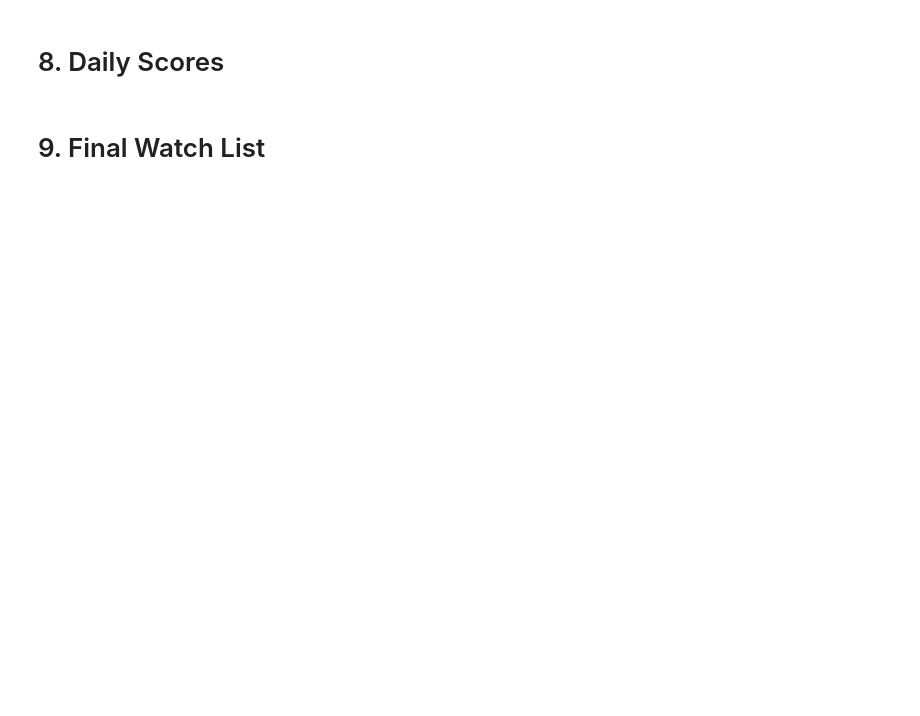
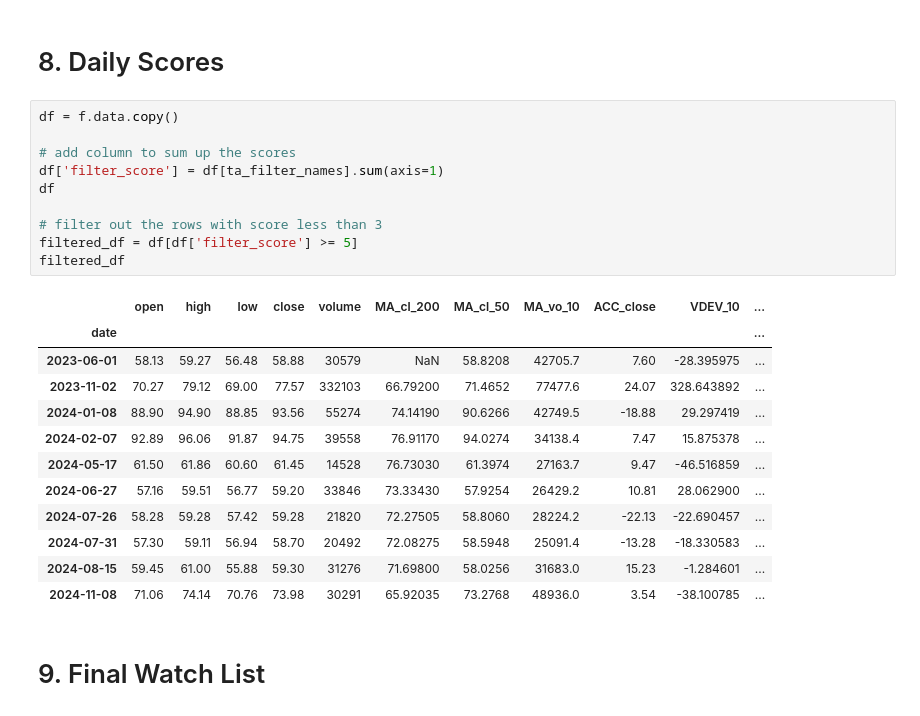
Before and after one commit to Design-01/stockbot_4, a Jupyter notebook: scanner/TEST_Daily_Analysis.ipynb, the cells around one changed output. Saved outputs shown, nothing was run; the diff lists cells and outputs as text; blank space fills up the shorter version.

```diff
--- a/scanner/TEST_Daily_Analysis.ipynb
+++ b/scanner/TEST_Daily_Analysis.ipynb
@@ -178,4 +368,27 @@ Loading data from historical_data/ROKU_1_day.csv
 # %% [markdown]
 # 8. Daily Scores
+# %%
+df = f.data.copy()
+
+# add column to sum up the scores
+df['filter_score'] = df[ta_filter_names].sum(axis=1)
+df
+
+# filter out the rows with score less than 3
+filtered_df = df[df['filter_score'] >= 5]
+filtered_df
+# %% [output]
+|  | open | high | low | close | volume | MA_cl_200 | MA_cl_50 | MA_vo_10 | ACC_close | VDEV_10 | ... |
+| date |  |  |  |  |  |  |  |  |  |  | ... |
+| 2023-06-01 | 58.13 | 59.27 | 56.48 | 58.88 | 30579 | NaN | 58.8208 | 42705.7 | 7.60 | -28.395975 | ... |
+| 2023-11-02 | 70.27 | 79.12 | 69.00 | 77.57 | 332103 | 66.79200 | 71.4652 | 77477.6 | 24.07 | 328.643892 | ... |
+| 2024-01-08 | 88.90 | 94.90 | 88.85 | 93.56 | 55274 | 74.14190 | 90.6266 | 42749.5 | -18.88 | 29.297419 | ... |
+| 2024-02-07 | 92.89 | 96.06 | 91.87 | 94.75 | 39558 | 76.91170 | 94.0274 | 34138.4 | 7.47 | 15.875378 | ... |
+| 2024-05-17 | 61.50 | 61.86 | 60.60 | 61.45 | 14528 | 76.73030 | 61.3974 | 27163.7 | 9.47 | -46.516859 | ... |
+| 2024-06-27 | 57.16 | 59.51 | 56.77 | 59.20 | 33846 | 73.33430 | 57.9254 | 26429.2 | 10.81 | 28.062900 | ... |
+| 2024-07-26 | 58.28 | 59.28 | 57.42 | 59.28 | 21820 | 72.27505 | 58.8060 | 28224.2 | -22.13 | -22.690457 | ... |
+| 2024-07-31 | 57.30 | 59.11 | 56.94 | 58.70 | 20492 | 72.08275 | 58.5948 | 25091.4 | -13.28 | -18.330583 | ... |
+| 2024-08-15 | 59.45 | 61.00 | 55.88 | 59.30 | 31276 | 71.69800 | 58.0256 | 31683.0 | 15.23 | -1.284601 | ... |
+| 2024-11-08 | 71.06 | 74.14 | 70.76 | 73.98 | 30291 | 65.92035 | 73.2768 | 48936.0 | 3.54 | -38.100785 | ... |
 # %% [markdown]
 # 9. Final Watch List
```
Also changed, not shown: parts of 7 cells of this notebook, 4 other files.
